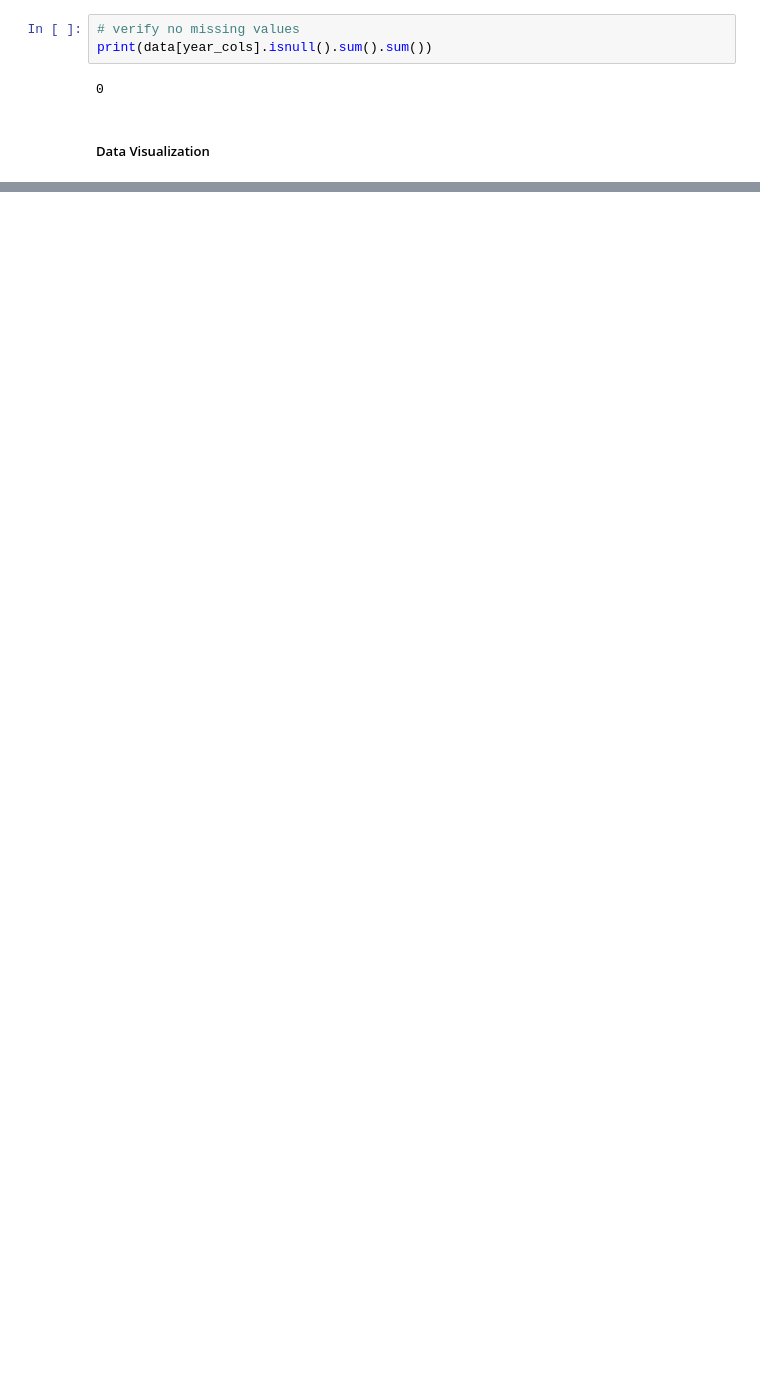
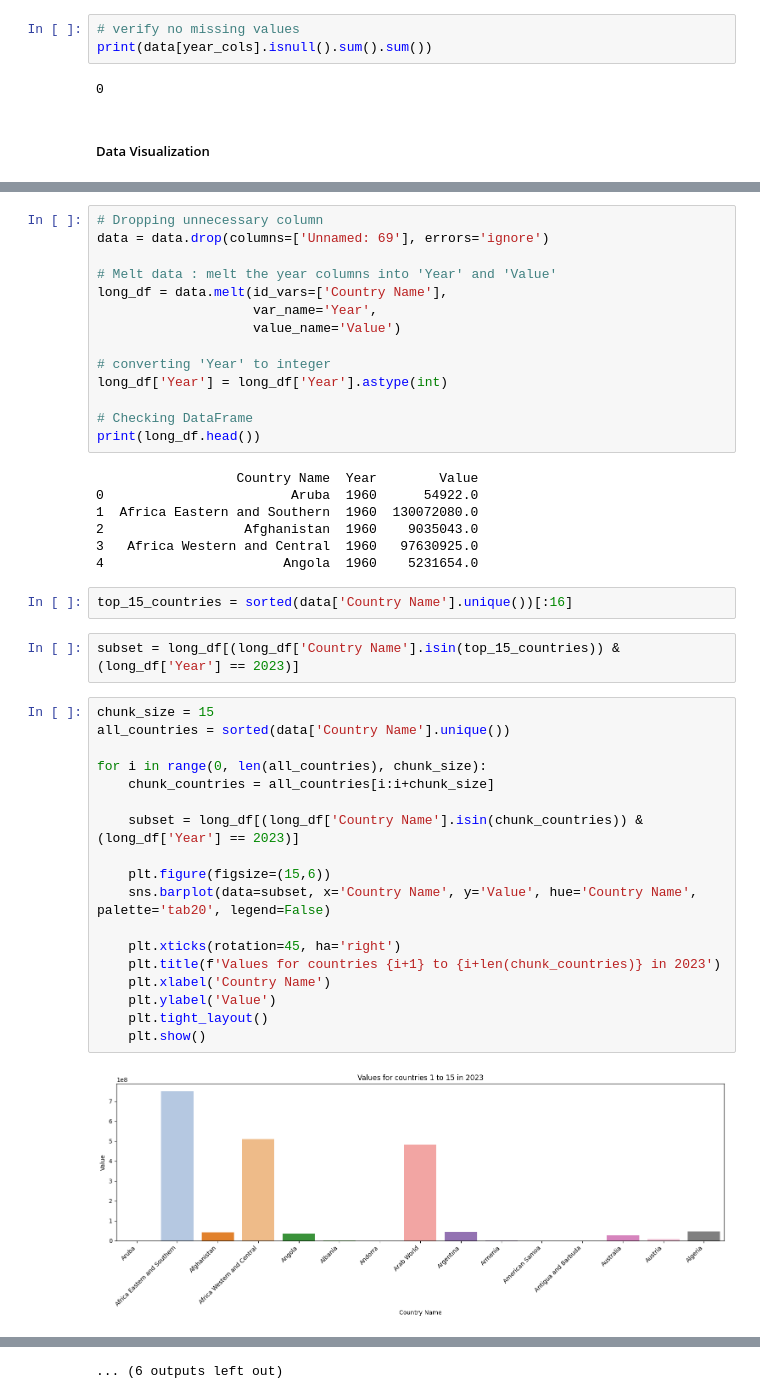
Before and after one commit to Swap-20/PRODIGY_DS_01, a Jupyter notebook: analysis.ipynb, the cells around one changed output, grey strips where cells are left out. Drawn from its saved outputs; the diff is of its cells as text; blank space fills up the shorter version.

```diff
--- a/analysis.ipynb
+++ b/analysis.ipynb
@@ -205,0 +238,45 @@ Sort by value for clarity.
+# %%
+# Dropping unnecessary column
+data = data.drop(columns=['Unnamed: 69'], errors='ignore')
+
+# Melt data : melt the year columns into 'Year' and 'Value'
+long_df = data.melt(id_vars=['Country Name'],
+                    var_name='Year',
+                    value_name='Value')
+
+# converting 'Year' to integer
+long_df['Year'] = long_df['Year'].astype(int)
+
+# Checking DataFrame
+print(long_df.head())
+# %% [output]
+                  Country Name  Year        Value
+0                        Aruba  1960      54922.0
+1  Africa Eastern and Southern  1960  130072080.0
+2                  Afghanistan  1960    9035043.0
+3   Africa Western and Central  1960   97630925.0
+4                       Angola  1960    5231654.0
+# %%
+top_15_countries = sorted(data['Country Name'].unique())[:16]
+# %%
+subset = long_df[(long_df['Country Name'].isin(top_15_countries)) & (long_df['Year'] == 2023)]
+# %%
+chunk_size = 15
+all_countries = sorted(data['Country Name'].unique())
+
+for i in range(0, len(all_countries), chunk_size):
+    chunk_countries = all_countries[i:i+chunk_size]
+
+    subset = long_df[(long_df['Country Name'].isin(chunk_countries)) & (long_df['Year'] == 2023)]
+
+    plt.figure(figsize=(15,6))
+    sns.barplot(data=subset, x='Country Name', y='Value', hue='Country Name', palette='tab20', legend=False)
+
+    plt.xticks(rotation=45, ha='right')
+    plt.title(f'Values for countries {i+1} to {i+len(chunk_countries)} in 2023')
+    plt.xlabel('Country Name')
+    plt.ylabel('Value')
+    plt.tight_layout()
+    plt.show()
+# %% [output]
+[figure, added]
@@ -205,0 +294 @@ Sort by value for clarity.
+... (6 outputs left out)
```
Also changed, not shown: parts of 30 cells of this notebook.
